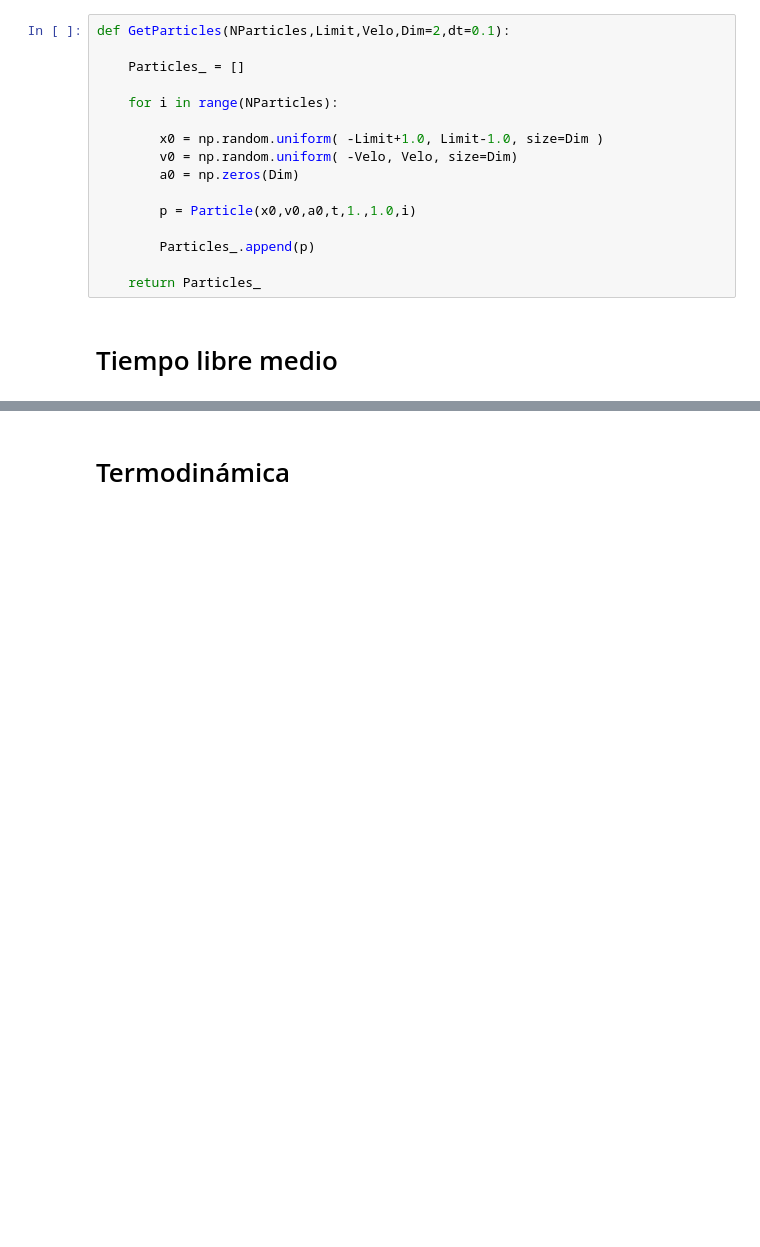
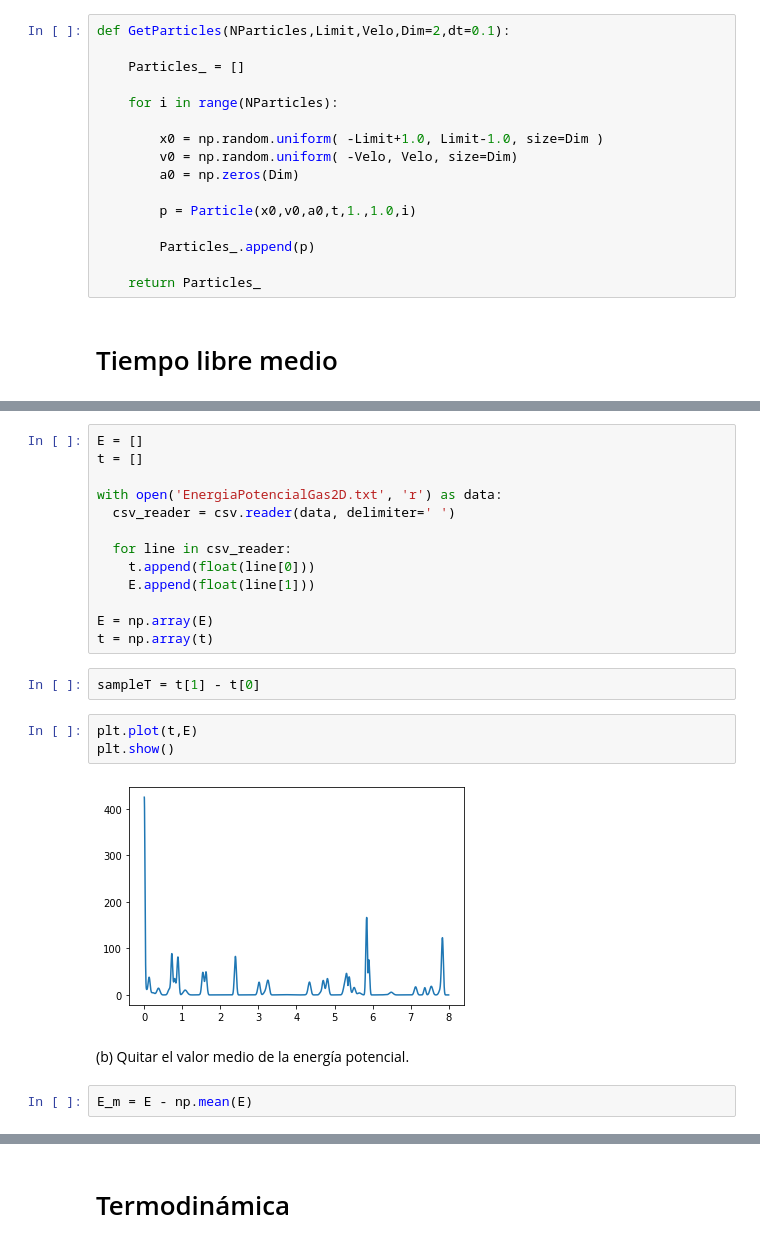
Before and after one commit to juanpablosalas/DanielDoradoJuanPabloSalas, a Jupyter notebook: Semana3/Semana3_DanielDorado_JuanPabloSalas.ipynb, the cells around one changed output, grey strips where cells are left out. Drawn from its saved outputs; the diff is of its cells as text; blank space fills up the shorter version.

```diff
--- a/Semana3/Semana3_DanielDorado_JuanPabloSalas.ipynb
+++ b/Semana3/Semana3_DanielDorado_JuanPabloSalas.ipynb
@@ -113,0 +130,24 @@ def GetParticles(NParticles,Limit,Velo,Dim=2,dt=0.1):
+# %%
+E = []
+t = []
+
+with open('EnergiaPotencialGas2D.txt', 'r') as data:
+  csv_reader = csv.reader(data, delimiter=' ')
+
+  for line in csv_reader:
+    t.append(float(line[0]))
+    E.append(float(line[1]))
+
+E = np.array(E)
+t = np.array(t)
+# %%
+sampleT = t[1] - t[0]
+# %%
+plt.plot(t,E)
+plt.show()
+# %% [output]
+[figure, added]
+# %% [markdown]
+(b) Quitar el valor medio de la energía potencial.
+# %%
+E_m = E - np.mean(E)
```
Also changed, not shown: parts of 18 cells of this notebook, 1 other file.
